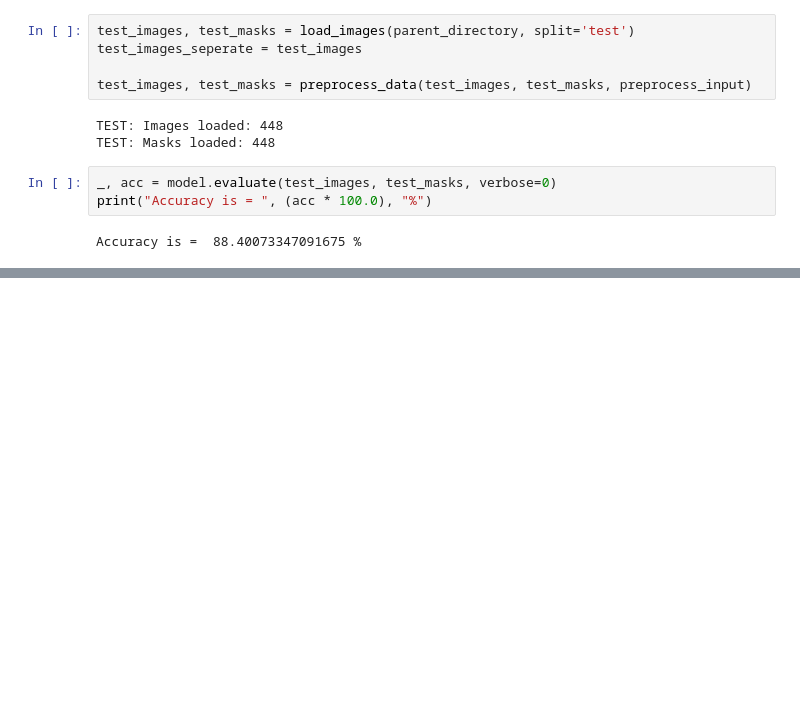
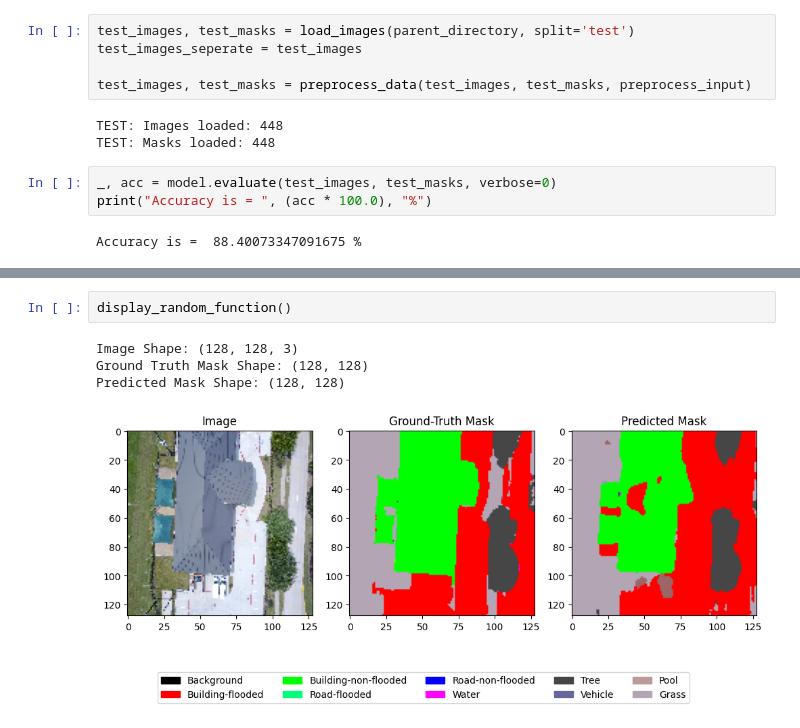
Before and after one commit to AbdulManaf12/Post-Flood-Disaster-Management, a Jupyter notebook: Segmentation/U-Net(ResNet34).ipynb, the cells around one changed output, grey strips where cells are left out. Cells and saved outputs as stored; diff of their text form; blank space fills up the shorter version.

```diff
--- a/Segmentation/U-Net(ResNet34).ipynb
+++ b/Segmentation/U-Net(ResNet34).ipynb
@@ -329,0 +347,7 @@ Predicted Mask Shape: (128, 128)
+# %%
+display_random_function()
+# %% [output]
+Image Shape: (128, 128, 3)
+Ground Truth Mask Shape: (128, 128)
+Predicted Mask Shape: (128, 128)
+[figure, added]
```
Also changed, not shown: parts of 8 cells of this notebook.
